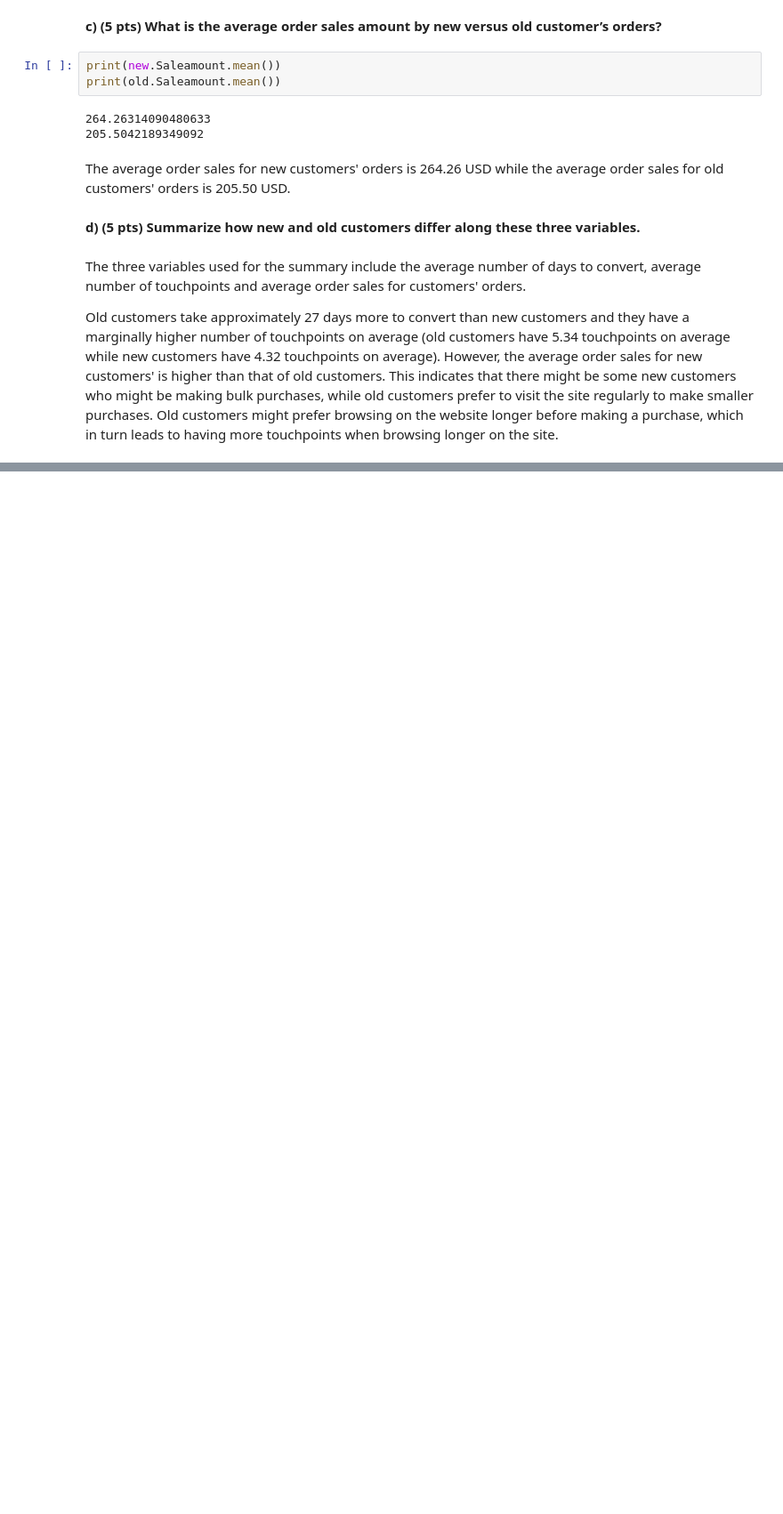
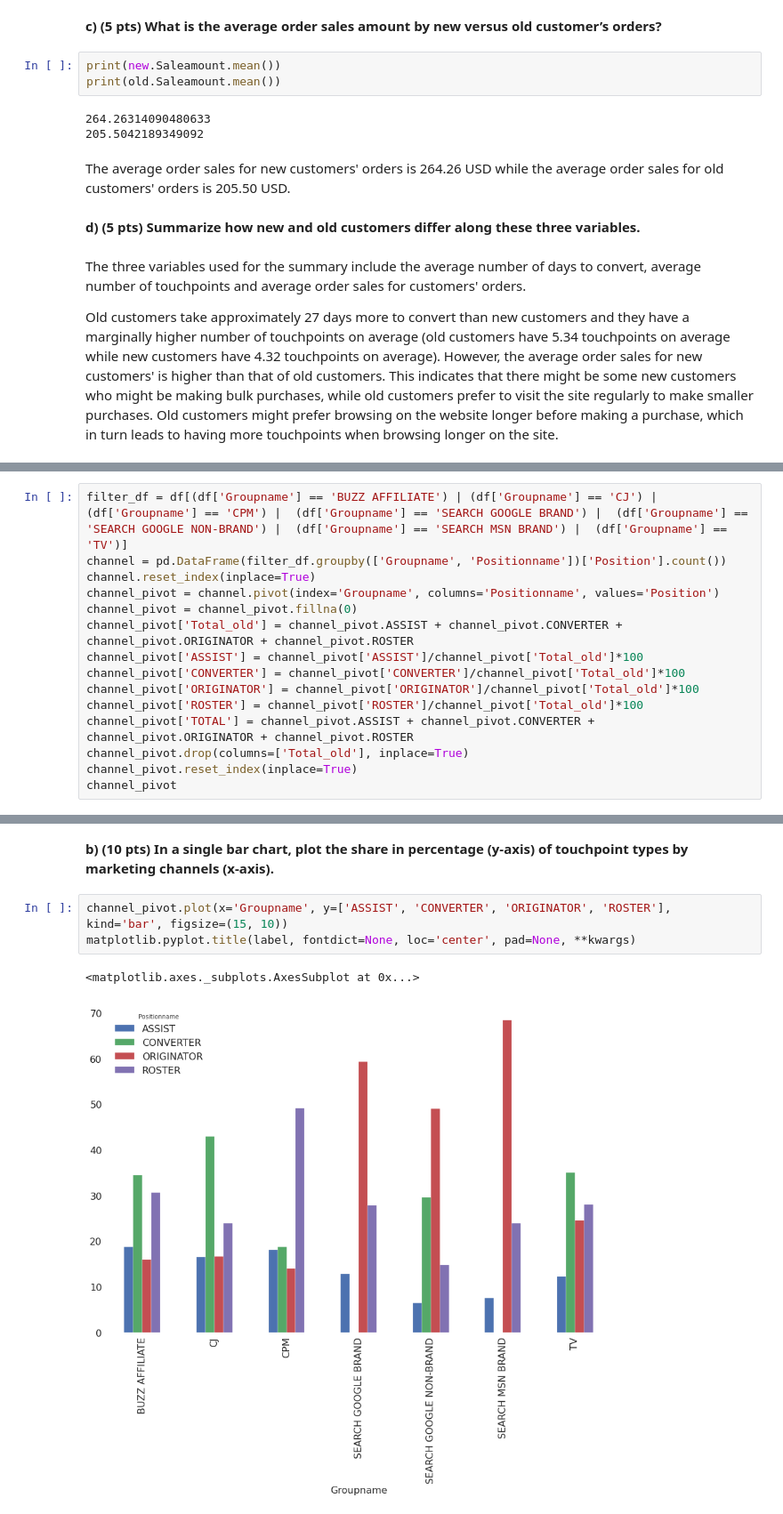
Before and after one commit to Amberineee/BA860_Assignments, a Jupyter notebook: Assignment_3.ipynb, the cells around one changed output, grey strips where cells are left out. Shown: that part at 89% size. Drawn from its saved outputs; the diff is of its cells as text; blank space fills up the shorter version.

```diff
--- a/Assignment_3.ipynb
+++ b/Assignment_3.ipynb
@@ -297,0 +500,15 @@ first_last
+# %%
+filter_df = df[(df['Groupname'] == 'BUZZ AFFILIATE') | (df['Groupname'] == 'CJ') |  (df['Groupname'] == 'CPM') |  (df['Groupname'] == 'SEARCH GOOGLE BRAND') |  (df['Groupname'] == 'SEARCH GOOGLE NON-BRAND') |  (df['Groupname'] == 'SEARCH MSN BRAND') |  (df['Groupname'] == 'TV')]
+channel = pd.DataFrame(filter_df.groupby(['Groupname', 'Positionname'])['Position'].count())
+channel.reset_index(inplace=True)
+channel_pivot = channel.pivot(index='Groupname', columns='Positionname', values='Position')
+channel_pivot = channel_pivot.fillna(0)
+channel_pivot['Total_old'] = channel_pivot.ASSIST + channel_pivot.CONVERTER + channel_pivot.ORIGINATOR + channel_pivot.ROSTER
+channel_pivot['ASSIST'] = channel_pivot['ASSIST']/channel_pivot['Total_old']*100
+channel_pivot['CONVERTER'] = channel_pivot['CONVERTER']/channel_pivot['Total_old']*100
+channel_pivot['ORIGINATOR'] = channel_pivot['ORIGINATOR']/channel_pivot['Total_old']*100
+channel_pivot['ROSTER'] = channel_pivot['ROSTER']/channel_pivot['Total_old']*100
+channel_pivot['TOTAL'] = channel_pivot.ASSIST + channel_pivot.CONVERTER + channel_pivot.ORIGINATOR + channel_pivot.ROSTER
+channel_pivot.drop(columns=['Total_old'], inplace=True)
+channel_pivot.reset_index(inplace=True)
+channel_pivot
@@ -297,0 +524,8 @@ first_last
+# %% [markdown]
+**b) (10 pts) In a single bar chart, plot the share in percentage (y-axis) of touchpoint types by marketing channels (x-axis).**
+# %%
+channel_pivot.plot(x='Groupname', y=['ASSIST', 'CONVERTER', 'ORIGINATOR', 'ROSTER'], kind='bar', figsize=(15, 10))
+matplotlib.pyplot.title(label, fontdict=None, loc='center', pad=None, **kwargs)
+# %% [output]
+<matplotlib.axes._subplots.AxesSubplot at 0x...>
+[figure, added]
```
Also changed, not shown: parts of 27 cells of this notebook.
